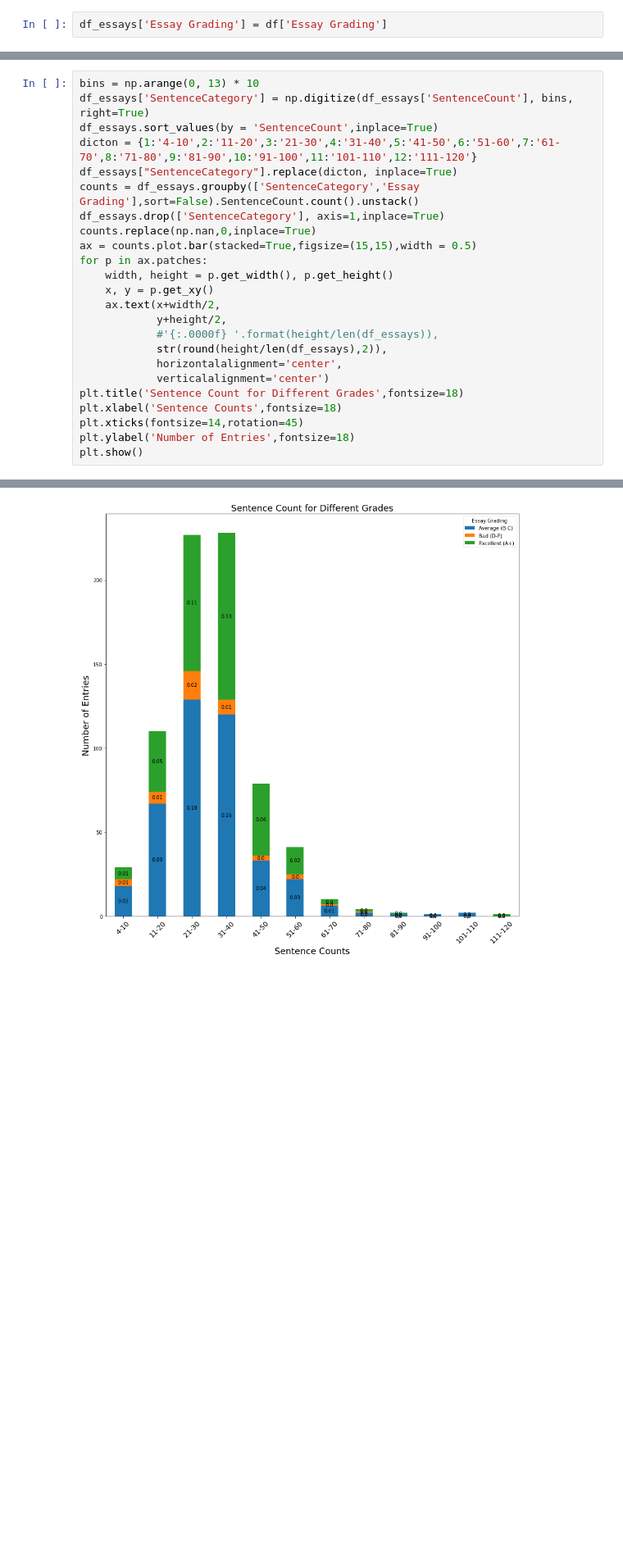
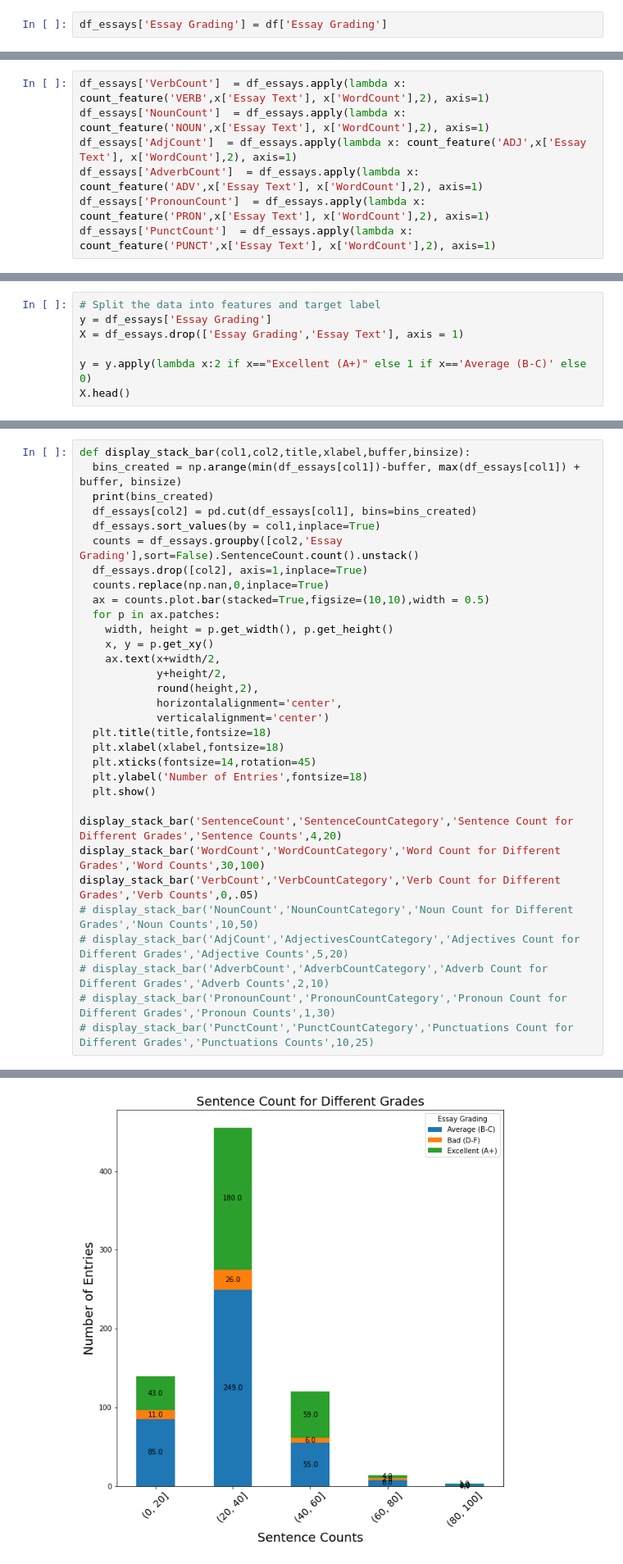
Before and after one commit to netgvarun2012/Blackbox, a Jupyter notebook: TextifyProofReading.ipynb, the cells around one changed output, grey strips where cells are left out. Shown: that part at 82% size. Drawn from its saved outputs; the diff is of its cells as text; blank space fills up the shorter version.

```diff
--- a/TextifyProofReading.ipynb
+++ b/TextifyProofReading.ipynb
@@ -226,0 +301,7 @@ df_essays['Essay Grading'] = df['Essay Grading']
+# %%
+df_essays['VerbCount']  = df_essays.apply(lambda x: count_feature('VERB',x['Essay Text'], x['WordCount'],2), axis=1)
+df_essays['NounCount']  = df_essays.apply(lambda x: count_feature('NOUN',x['Essay Text'], x['WordCount'],2), axis=1)
+df_essays['AdjCount']  = df_essays.apply(lambda x: count_feature('ADJ',x['Essay Text'], x['WordCount'],2), axis=1)
+df_essays['AdverbCount']  = df_essays.apply(lambda x: count_feature('ADV',x['Essay Text'], x['WordCount'],2), axis=1)
+df_essays['PronounCount']  = df_essays.apply(lambda x: count_feature('PRON',x['Essay Text'], x['WordCount'],2), axis=1)
+df_essays['PunctCount']  = df_essays.apply(lambda x: count_feature('PUNCT',x['Essay Text'], x['WordCount'],2), axis=1)
@@ -226,0 +317,7 @@ df_essays['Essay Grading'] = df['Essay Grading']
+# %%
+# Split the data into features and target label
+y = df_essays['Essay Grading']
+X = df_essays.drop(['Essay Grading','Essay Text'], axis = 1)
+
+y = y.apply(lambda x:2 if x=="Excellent (A+)" else 1 if x=='Average (B-C)' else 0)
+X.head()
@@ -249,25 +546,33 @@ len(df_essays)
 # %%
-bins = np.arange(0, 13) * 10
-df_essays['SentenceCategory'] = np.digitize(df_essays['SentenceCount'], bins, right=True)
-df_essays.sort_values(by = 'SentenceCount',inplace=True)
-dicton = {1:'4-10',2:'11-20',3:'21-30',4:'31-40',5:'41-50',6:'51-60',7:'61-70',8:'71-80',9:'81-90',10:'91-100',11:'101-110',12:'111-120'}
-df_essays["SentenceCategory"].replace(dicton, inplace=True)
-counts = df_essays.groupby(['SentenceCategory','Essay Grading'],sort=False).SentenceCount.count().unstack()
-df_essays.drop(['SentenceCategory'], axis=1,inplace=True)
-counts.replace(np.nan,0,inplace=True)
-ax = counts.plot.bar(stacked=True,figsize=(15,15),width = 0.5)
-for p in ax.patches:
+def display_stack_bar(col1,col2,title,xlabel,buffer,binsize):
+  bins_created = np.arange(min(df_essays[col1])-buffer, max(df_essays[col1]) + buffer, binsize)
+  print(bins_created)
+  df_essays[col2] = pd.cut(df_essays[col1], bins=bins_created)
+  df_essays.sort_values(by = col1,inplace=True)
+  counts = df_essays.groupby([col2,'Essay Grading'],sort=False).SentenceCount.count().unstack()
+  df_essays.drop([col2], axis=1,inplace=True)
+  counts.replace(np.nan,0,inplace=True)
+  ax = counts.plot.bar(stacked=True,figsize=(10,10),width = 0.5)
+  for p in ax.patches:
     width, height = p.get_width(), p.get_height()
     x, y = p.get_xy()
     ax.text(x+width/2,
             y+height/2,
-            #'{:.0000f} '.format(height/len(df_essays)),
-            str(round(height/len(df_essays),2)),
+            round(height,2),
             horizontalalignment='center',
             verticalalignment='center')
-plt.title('Sentence Count for Different Grades',fontsize=18)
-plt.xlabel('Sentence Counts',fontsize=18)
-plt.xticks(fontsize=14,rotation=45)
-plt.ylabel('Number of Entries',fontsize=18)
-plt.show()
+  plt.title(title,fontsize=18)
+  plt.xlabel(xlabel,fontsize=18)
+  plt.xticks(fontsize=14,rotation=45)
+  plt.ylabel('Number of Entries',fontsize=18)
+  plt.show()
+
+display_stack_bar('SentenceCount','SentenceCountCategory','Sentence Count for Different Grades','Sentence Counts',4,20)
+display_stack_bar('WordCount','WordCountCategory','Word Count for Different Grades','Word Counts',30,100)
+display_stack_bar('VerbCount','VerbCountCategory','Verb Count for Different Grades','Verb Counts',0,.05)
+# display_stack_bar('NounCount','NounCountCategory','Noun Count for Different Grades','Noun Counts',10,50)
+# display_stack_bar('AdjCount','AdjectivesCountCategory','Adjectives Count for Different Grades','Adjective Counts',5,20)
+# display_stack_bar('AdverbCount','AdverbCountCategory','Adverb Count for Different Grades','Adverb Counts',2,10)
+# display_stack_bar('PronounCount','PronounCountCategory','Pronoun Count for Different Grades','Pronoun Counts',1,30)
+# display_stack_bar('PunctCount','PunctCountCategory','Punctuations Count for Different Grades','Punctuations Counts',10,25)
 # %% [output]
@@ -274 +580 @@ plt.show()
-[figure, old version]
+[figure, new version]
```
Also changed, not shown: parts of 39 cells of this notebook.
